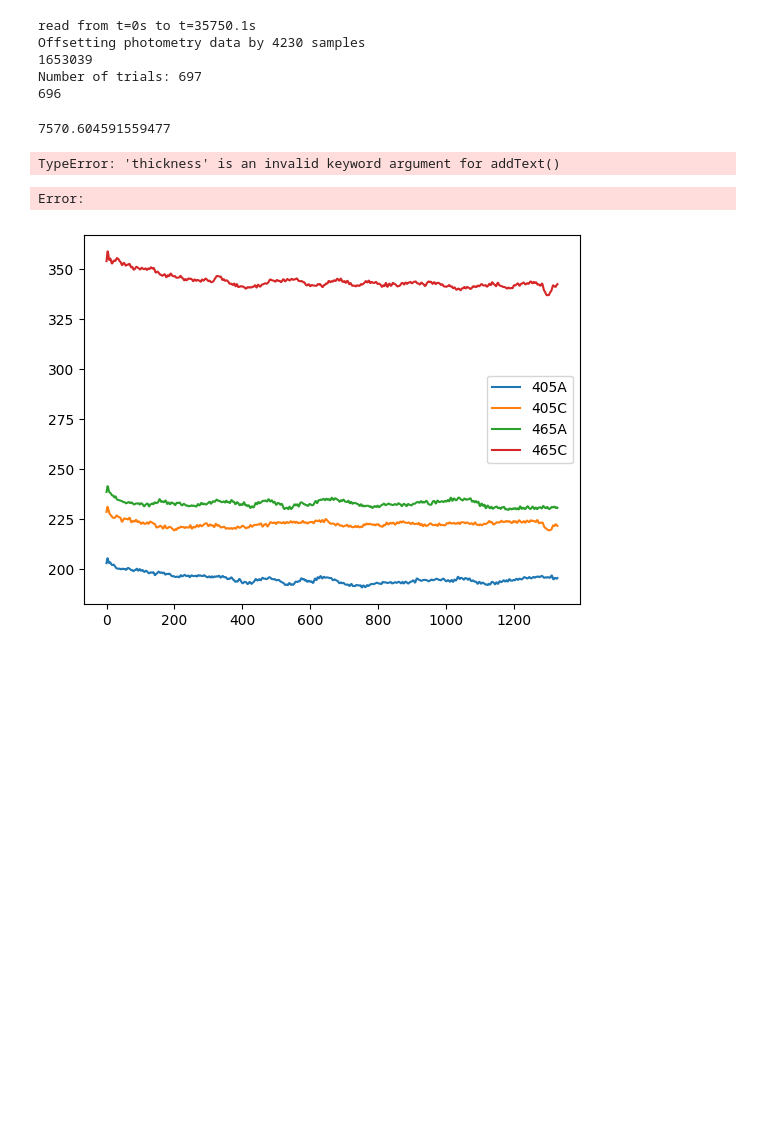
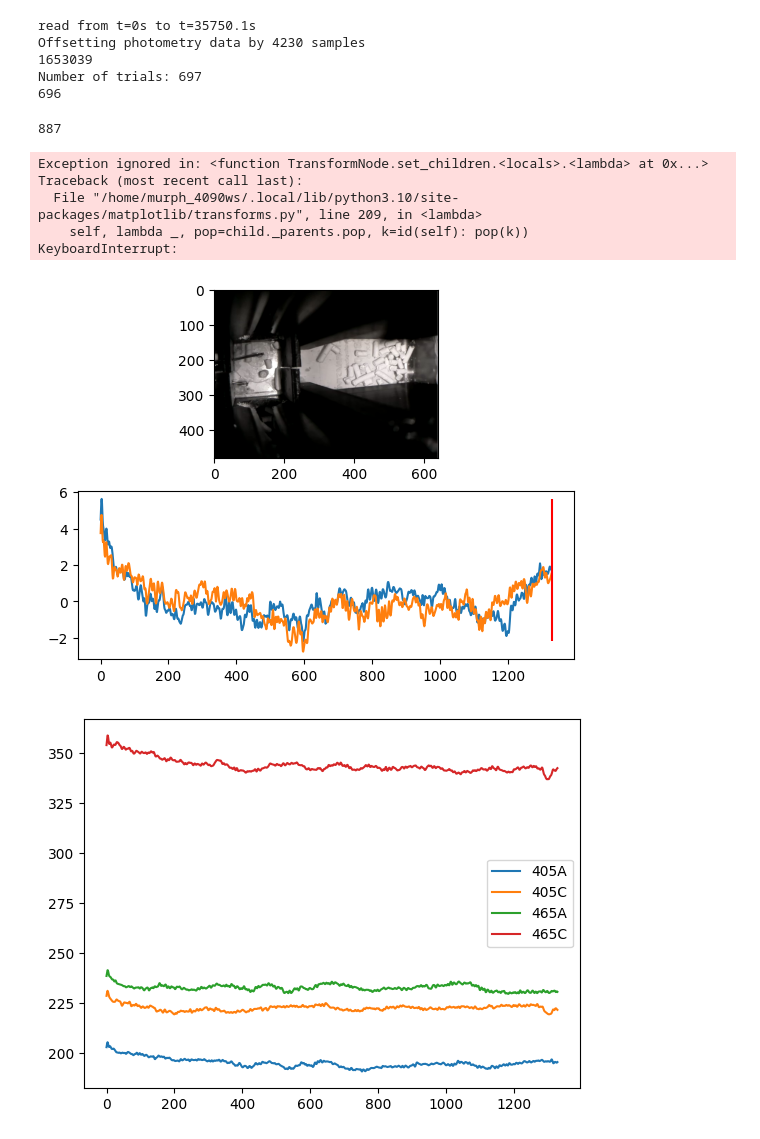
Before and after one commit to Tsuchijo/Social-Interaction-Analysis-, a Jupyter notebook: src/test_trials.ipynb, the cells around one changed output. Drawn from its saved outputs; the diff is of its cells as text; code cells hidden in the pictures; blank space fills up the shorter version.

Commit message:
added example code for loading from preprocessed data

```diff
--- a/src/test_trials.ipynb
+++ b/src/test_trials.ipynb
@@ -55,7 +45,7 @@ df = pts.write_photometry_to_csv(
     trial_duration=30,
     skip_trials=1,
     sample_rate=45,
-    cue_offset_seconds=0,
+    cue_offset_seconds=5,
     use_time_alignment=True
 )
 # %% [output]
@@ -66,24 +56,50 @@ Number of trials: 697
 696
 # %%
 photo_data = pts.PhotometryVideoData(df=df, trim_start=20)
-# %%
-video_data = photo_data.get_video_data(144)
-timestamp = photo_data.get_photometry_data(144)['Timestamp']
-print(timestamp[0])
-## opencv show video looping
-i = 0
-while True:
-    i += 1
-    cv2.addText(video_data[i], str(timestamp[i]), org=(10, 10), nameFont=cv2.FONT_HERSHEY_SIMPLEX, color=(255, 255, 255), thickness=1, lineType=cv2.LINE_AA)
-    cv2.imshow('frame', video_data[i])
-    if i > 1337:
-        i = 0
-    if cv2.waitKey(12) & 0xFF == ord('q'):
-        break
-# %% [output]
-7570.604591559477
-TypeError: 'thickness' is an invalid keyword argument for addText()
-Error:
+# %%
+def zscore(data):
+    return (data - np.mean(data))/np.std(data)
+# %%
+trial_number = 10
+video = photo_data.get_video_data(trial_number)
+traceA = zscore(photo_data.get_photometry_data(trial_number)['465A'])
+traceB = zscore(photo_data.get_photometry_data(trial_number)['405A'])
+# %%
+from matplotlib.animation import FuncAnimation
+
+def plot_series_under_video(data, sample_rate, trial_number):
+    video = photo_data.get_video_data(trial_number)
+    traceA = zscore(photo_data.get_photometry_data(trial_number)['465A'])
+    traceB = zscore(photo_data.get_photometry_data(trial_number)['405A'])
+
+    fig, (ax1, ax2) = plt.subplots(2,1)
+    ax1.imshow(video[0])
+    ax2.plot(traceA)
+    ax2.plot(traceB)
+    line = ax2.vlines(0, min(traceA), max(traceA), color='r')
+
+    def update(frame):
+        ax1.clear()
+        ax1.imshow(video[frame])
+        ax2.clear()
+        ax2.plot(traceA)
+        ax2.plot(traceB)
+        ax2.vlines(((frame * sample_rate) // 30), min(traceA), max(traceA), color='r')
+        return line,
+
+    print(len(video))
+    ani = FuncAnimation(fig, update, frames=len(video), interval=33, blit=True)
+    ## save the animation as an mp4.
+    ani.save('test.mp4',fps=30, extra_args=['-vcodec', 'libx264'])
+    plt.show()
+# %% [output]
+887
+Exception ignored in: <function TransformNode.set_children.<locals>.<lambda> at 0x...>
+Traceback (most recent call last):
+  File "/home/murph_4090ws/.local/lib/python3.10/site-packages/matplotlib/transforms.py", line 209, in <lambda>
+    self, lambda _, pop=child._parents.pop, k=id(self): pop(k))
+KeyboardInterrupt:
+[figure, added]
 # %%
 ## You can use get_photometry_data to get the photometry data for a specific trial
 ## The first argument is the trial number (0-indexed)
```
Also changed, not shown: parts of 1 cell of this notebook, 5 other files.
